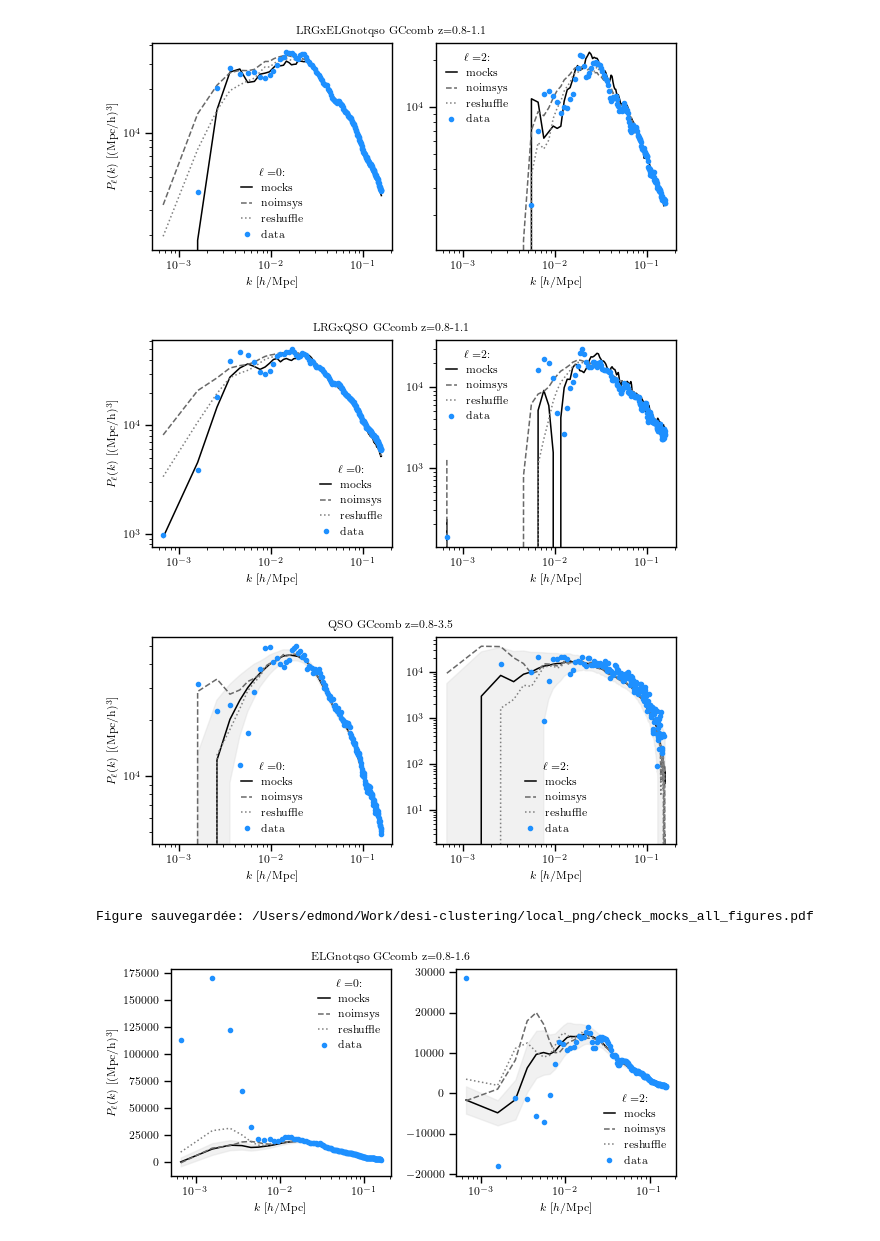
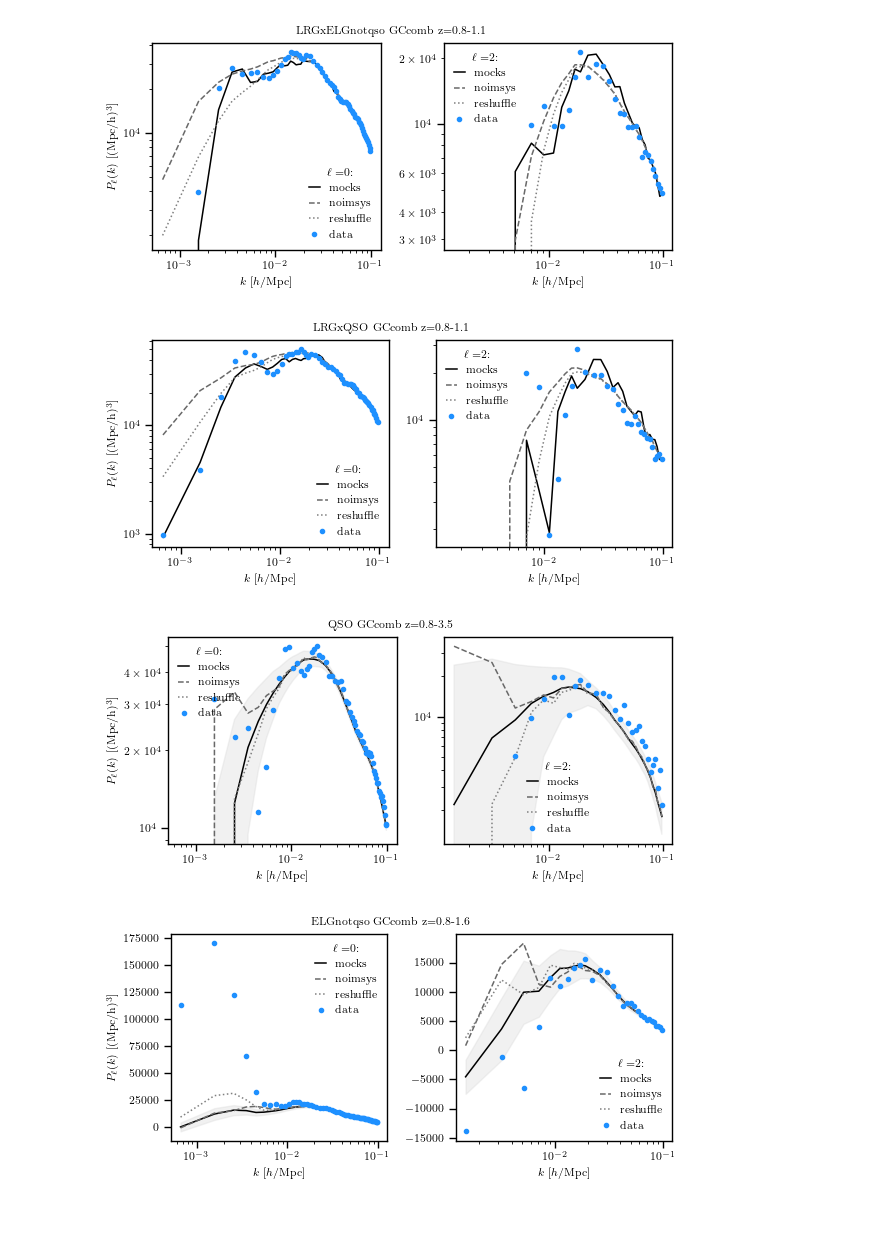
Before and after one commit to AlbertoRosado1/cai-dr2-clustering-products, a Jupyter notebook: local_png/check_mocks.ipynb, the cells around one changed output. Drawn from its saved outputs; the diff is of its cells as text; code cells hidden in the pictures.

Commit message:
update mocks status

```diff
--- a/local_png/check_mocks.ipynb
+++ b/local_png/check_mocks.ipynb
@@ -97,7 +99,7 @@ project = 'local_png/base/holi-v3-altmtl'
 
 inventory = get_inventory(stats_dir=stats_dir, project=project, stats_kind='mesh2_spectrum_poles')
 available = inventory[inventory['exists']]
-summary = (inventory.groupby(['tracer', 'weight', 'zrange', 'region'], as_index=False).agg(n_mocks=('imock', 'size'), available=('exists', 'sum')))
+summary = (inventory.groupby(['tracer', 'weight', 'zrange', 'region'], as_index=False).agg(available=('exists', 'sum')))
 
 tracers_available = np.unique(summary['tracer'])
 zranges_by_tracer = dict(np.unique(summary[['tracer', 'zrange']].apply(tuple, axis=1)))
@@ -167,6 +175,6 @@ Discovered len(mock_ids_present)=865 mock directories over 1000 expected (0-999)
 # %%
 from matplotlib.backends.backend_pdf import PdfPages
-from tools import read_data
+from tools import read_data, rebin_data
 from pathlib import Path
 import numpy as np
 import matplotlib.pyplot as plt
@@ -190,6 +198,7 @@ for logscale in [True, False]:
 
             try:
                 pk_data, _, _ = read_data(stats_dir=data_dir, tracer=tracer, zrange=zrange.split('-'), weight_type='default-fkp-oqe', region=region)
+                pk_data, _, _ = rebin_data(pk_data, None, None, kmin=1e-4, kmax=0.1)
 
                 sel = (available['tracer'] == tracer) & (available['region'] == region) & (available['zrange'] == zrange) & (available['weight'] == 'default-fkp-oqe')
                 fns = list(available[sel]['path'])
@@ -200,7 +209,7 @@ for logscale in [True, False]:
                 sel = (available['tracer'] == tracer) & (available['region'] == region) & (available['zrange'] == zrange) & (available['weight'] == 'default-fkp-oqe_reshuffle')
                 fns_reshuffle = list(available[sel]['path'])
 
-                pks = [lsstypes.read(fn) for fn in fns]
+                pks = [rebin_data(lsstypes.read(fn), None, None, kmin=1e-4, kmax=0.1)[0] for fn in fns]
                 mean = lsstypes.mean(pks)
 
                 fig = plt.figure(figsize=(6, 3))
@@ -217,11 +226,11 @@ for logscale in [True, False]:
                     ax.plot(k, mm, c='black', label=f'mocks')
 
                     if len(fns_noimsys) > 0:
-                        pk_noimsys = lsstypes.mean([lsstypes.read(fn) for fn in fns_noimsys])
+                        pk_noimsys = lsstypes.mean([rebin_data(lsstypes.read(fn), None, None, kmin=1e-4, kmax=0.1)[0] for fn in fns_noimsys])
                         ax.plot(k, pk_noimsys.get(ell).value(), c='dimgray', ls='--', label='noimsys')
 
                     if len(fns_reshuffle) > 0:
-                        pk_reshuffle = lsstypes.mean([lsstypes.read(fn) for fn in fns_reshuffle])
+                        pk_reshuffle = lsstypes.mean([rebin_data(lsstypes.read(fn), None, None, kmin=1e-4, kmax=0.1)[0] for fn in fns_reshuffle])
                         ax.plot(k, pk_reshuffle.get(ell).value(), c='gray', ls=':', label='reshuffle')
 
                     ax.plot(k, pk_data.get(ell).value(), marker='o', ls='', c='dodgerblue', markersize=3, label='data')
@@ -244,5 +253,5 @@ for logscale in [True, False]:
             except Exception as e:
                 print(f"Erreur pour {tracer}: {e}")
 
-    print(f"Figure sauvegardée: {pdf_path.resolve()}")
+    # print(f"Figure sauvegardée: {pdf_path.resolve()}")
 # %% [output]
@@ -252,5 +261,4 @@ for logscale in [True, False]:
-[figure, old version]
+[figure, new version]
-[figure, old version]
+[figure, new version]
-[figure, old version]
+[figure, new version]
-Figure sauvegardée: /Users/edmond/Work/desi-clustering/local_png/check_mocks_all_figures.pdf
-[figure, old version]
+[figure, new version]
```
Also changed, not shown: parts of 3 cells of this notebook, 2 other files.
